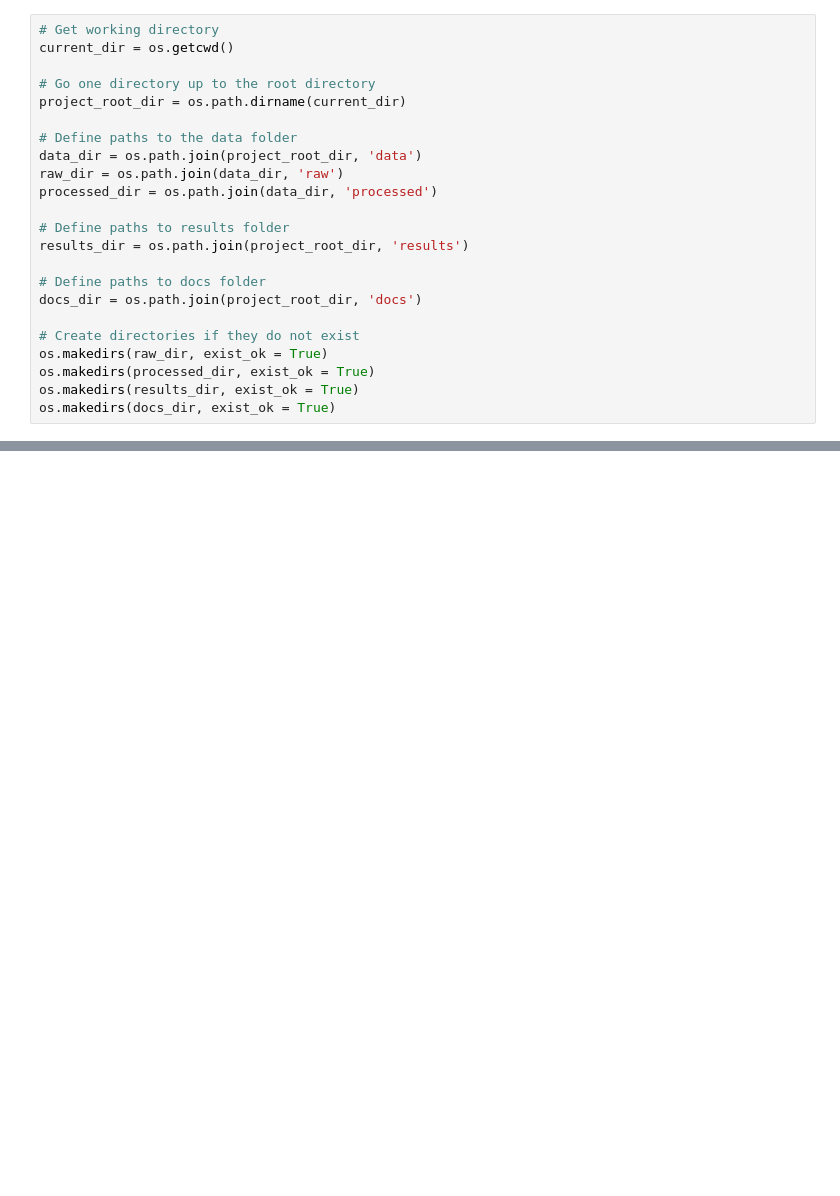
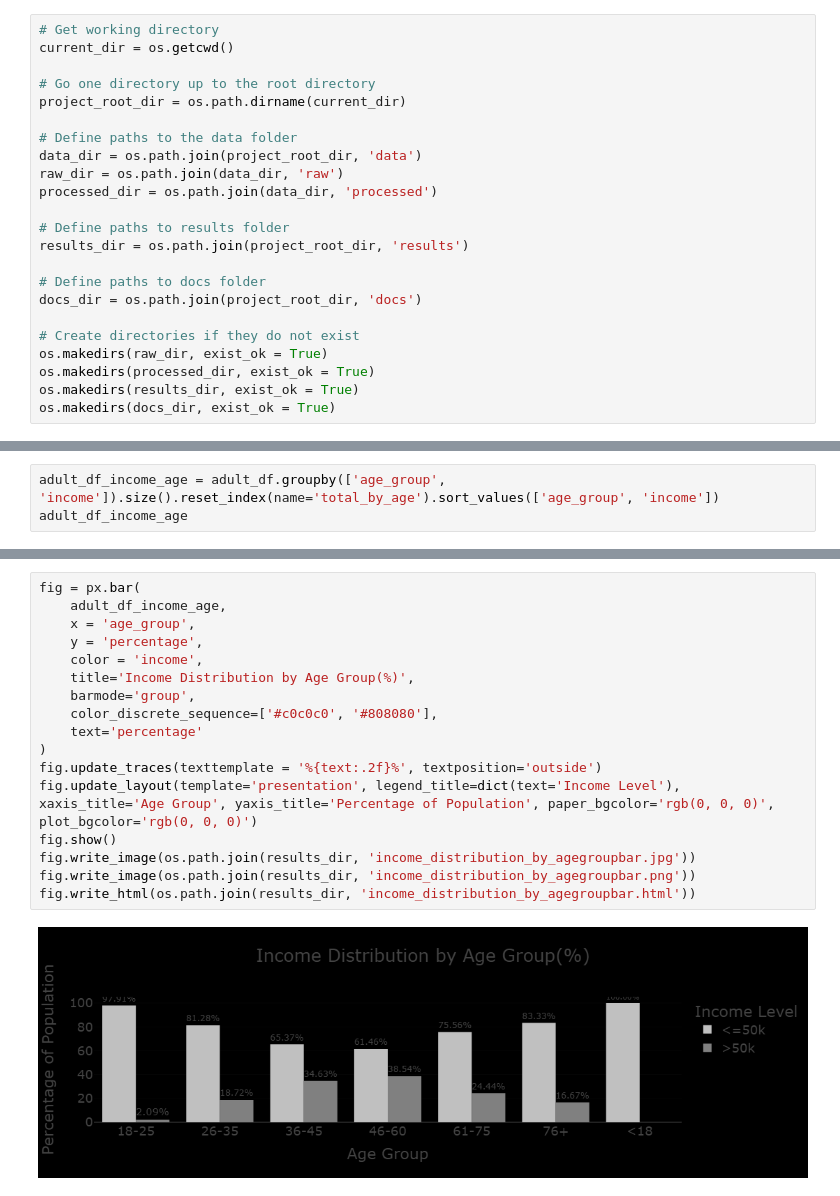
Before and after one commit to janedev-lab/adult_income, a Jupyter notebook: notebooks/Data_analysis.ipynb, the cells around one changed output, grey strips where cells are left out. Drawn from its saved outputs; the diff is of its cells as text; blank space fills up the shorter version.

```diff
--- a/notebooks/Data_analysis.ipynb
+++ b/notebooks/Data_analysis.ipynb
@@ -370,0 +296,3 @@ adult_df_income_edu_occ
+# %%
+adult_df_income_age = adult_df.groupby(['age_group', 'income']).size().reset_index(name='total_by_age').sort_values(['age_group', 'income'])
+adult_df_income_age
@@ -370,0 +364,19 @@ adult_df_income_edu_occ
+# %%
+fig = px.bar(
+    adult_df_income_age,
+    x = 'age_group',
+    y = 'percentage',
+    color = 'income',
+    title='Income Distribution by Age Group(%)',
+    barmode='group',
+    color_discrete_sequence=['#c0c0c0', '#808080'],
+    text='percentage'
+)
+fig.update_traces(texttemplate = '%{text:.2f}%', textposition='outside')
+fig.update_layout(template='presentation', legend_title=dict(text='Income Level'), xaxis_title='Age Group', yaxis_title='Percentage of Population', paper_bgcolor='rgb(0, 0, 0)', plot_bgcolor='rgb(0, 0, 0)')
+fig.show()
+fig.write_image(os.path.join(results_dir, 'income_distribution_by_agegroupbar.jpg'))
+fig.write_image(os.path.join(results_dir, 'income_distribution_by_agegroupbar.png'))
+fig.write_html(os.path.join(results_dir, 'income_distribution_by_agegroupbar.html'))
+# %% [output]
+[figure, added]
```
Also changed, not shown: parts of 67 cells of this notebook, 15 other files.
